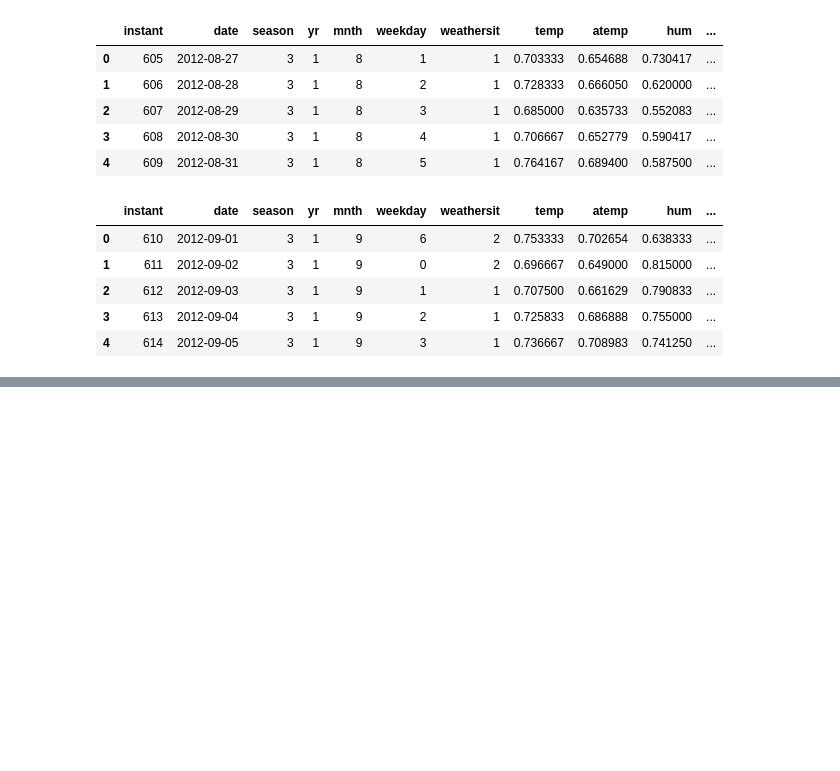
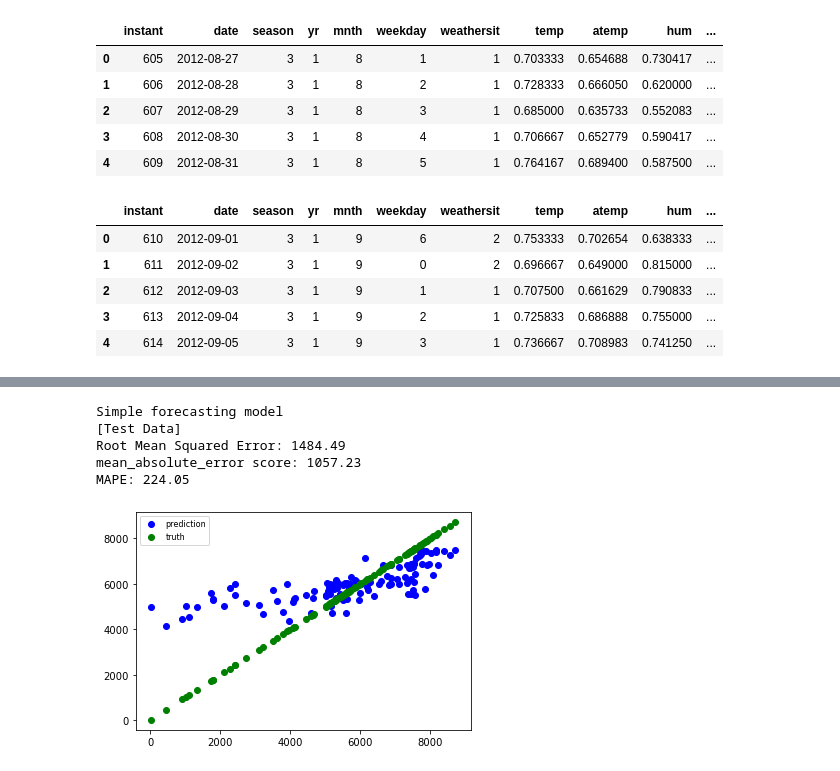
Before and after one commit to LucasBurgessDev/DataScience, a Jupyter notebook: DevIntroDS/bike-share.ipynb, the cells around one changed output, grey strips where cells are left out. Drawn from its saved outputs; the diff is of its cells as text; code cells hidden in the pictures; blank space fills up the shorter version.

```diff
--- a/DevIntroDS/bike-share.ipynb
+++ b/DevIntroDS/bike-share.ipynb
@@ -92,0 +239,35 @@ test.to_pandas_dataframe().head(5).reset_index(drop=True)
+# %%
+remote_run.download_file('outputs/predictions.csv', 'predictions.csv')
+df_all = pd.read_csv('predictions.csv')
+# %%
+
+from azureml.automl.core._vendor.automl.client.core.common import metrics
+from sklearn.metrics import mean_absolute_error, mean_squared_error
+from matplotlib import pyplot as plt
+from automl.client.core.common import constants
+from metrics_helper import MAPE, APE
+
+print("Simple forecasting model")
+rmse = np.sqrt(mean_squared_error(df_all[target_column_name], df_all['predicted']))
+print("[Test Data] \nRoot Mean Squared Error: %.2f" % rmse)
+
+mae = mean_absolute_error(df_all[target_column_name], df_all['predicted'])
+print('mean_absolute_error score: %.2f' % mae)
+
+mape = MAPE(df_all[target_column_name], df_all['predicted'])
+print('MAPE: %.2f' % mape)
+# %% [output]
+Simple forecasting model
+[Test Data]
+Root Mean Squared Error: 1484.49
+mean_absolute_error score: 1057.23
+MAPE: 224.05
+# %%
+# Plot outputs
+%matplotlib inline
+test_pred = plt.scatter(df_all[target_column_name], df_all['predicted'], color='b')
+test_test = plt.scatter(df_all[target_column_name], df_all[target_column_name], color='g')
+plt.legend((test_pred, test_test), ('prediction', 'truth'), loc='upper left', fontsize=8)
+plt.show()
+# %% [output]
+[figure, added]
```
Also changed, not shown: parts of 25 cells of this notebook, 12 other files.
